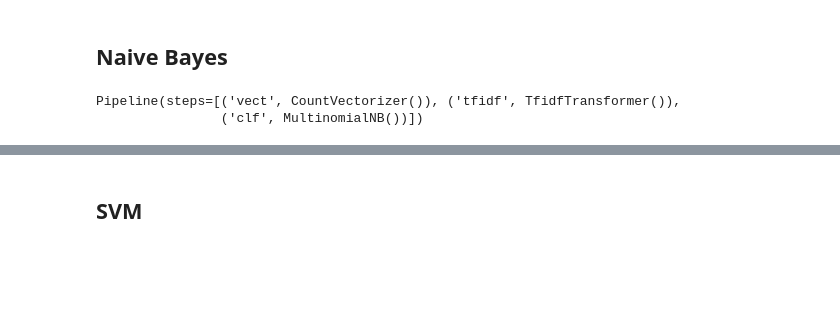
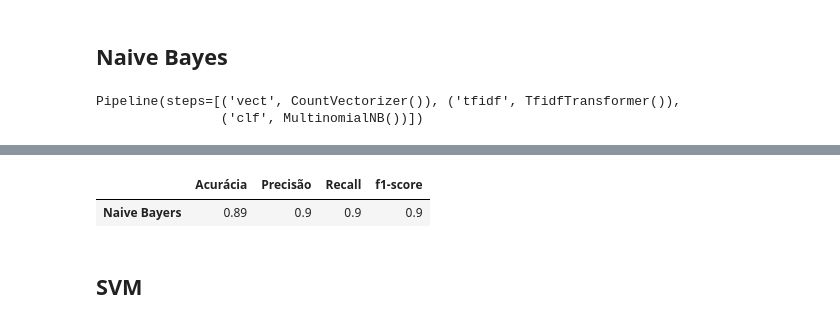
Before and after one commit to svponte/mdm, a Jupyter notebook: main_sklearn.ipynb, the cells around one changed output, grey strips where cells are left out. Saved outputs shown, nothing was run; the diff lists cells and outputs as text; code cells hidden in the pictures; blank space fills up the shorter version.

```diff
--- a/main_sklearn.ipynb
+++ b/main_sklearn.ipynb
@@ -346,3 +350,8 @@ resultados.append(resultado)
+# %%
+dtResult
+# %% [output]
+|  | Acurácia | Precisão | Recall | f1-score |
+| Naive Bayers | 0.89 | 0.9 | 0.9 | 0.9 |
 # %% [markdown]
 ## SVM
 # %%
```
Also changed, not shown: parts of 21 cells of this notebook, 8 other files.
